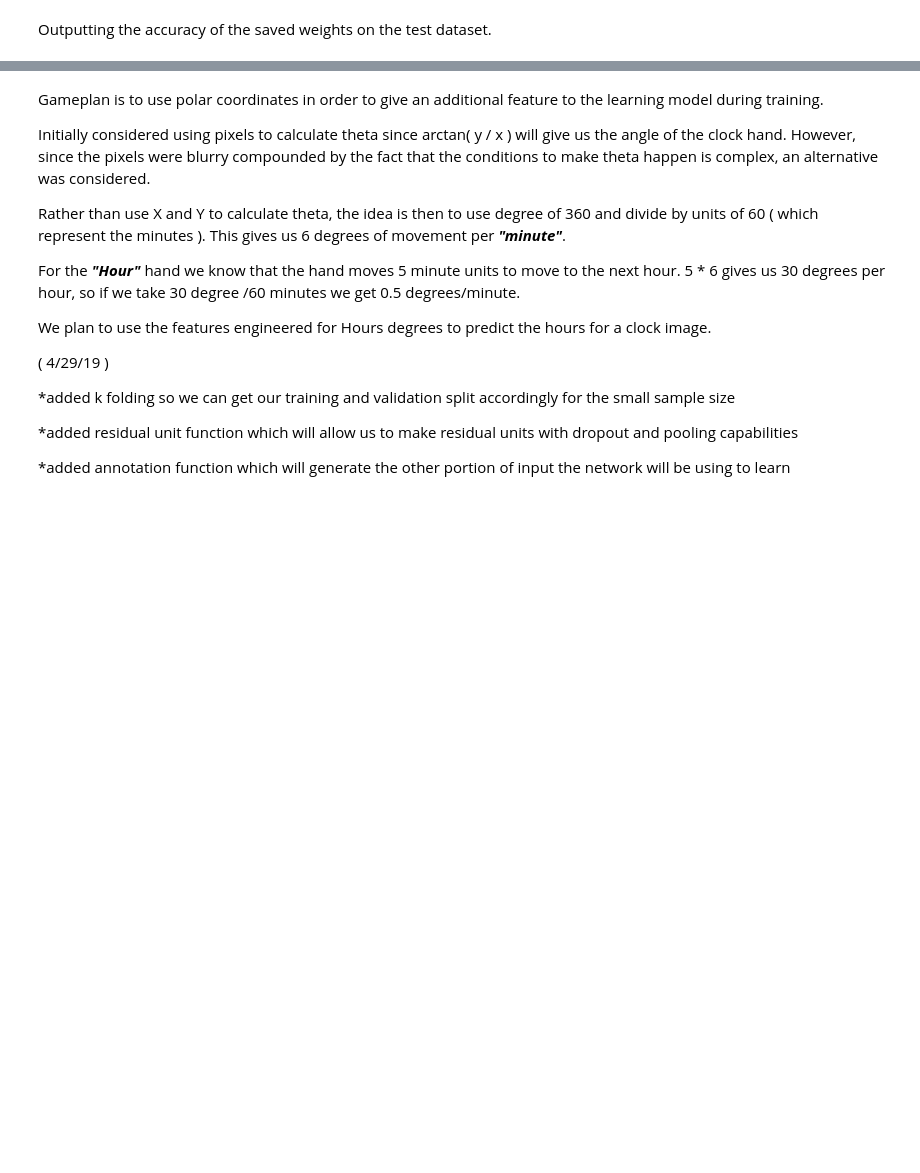
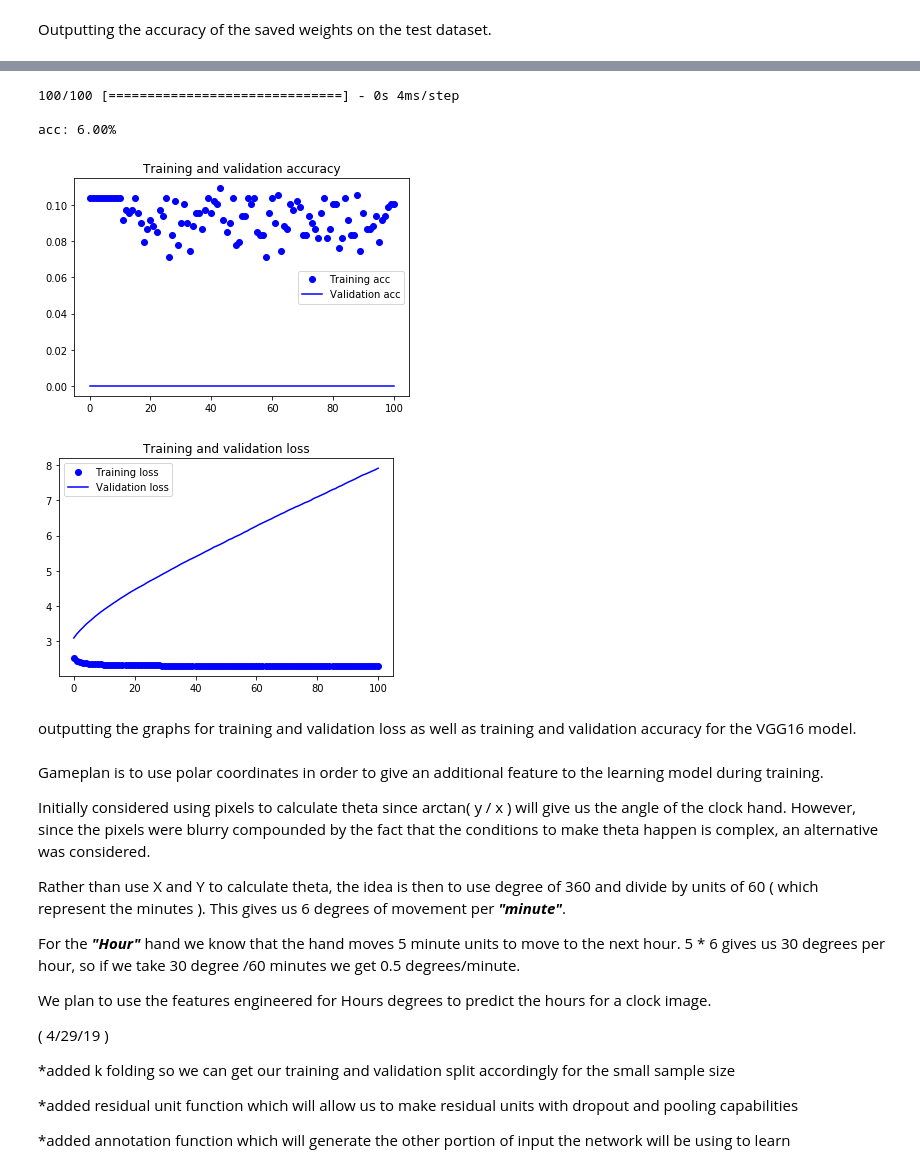
Before and after one commit to pkong0414/Deep-Learning-Projects, a Jupyter notebook: clockAI_with_dropout_v0.2.ipynb, the cells around one changed output, grey strips where cells are left out. Saved outputs shown, nothing was run; the diff lists cells and outputs as text; code cells hidden in the pictures; blank space fills up the shorter version.

```diff
--- a/clockAI_with_dropout_v0.2.ipynb
+++ b/clockAI_with_dropout_v0.2.ipynb
@@ -624,3 +706,36 @@ Outputting the accuracy of the saved weights on the test dataset.
+# %%
+score_VGG16 = []
+score_VGG16 = model.evaluate( test_dataset_shuffle, target_dataset_shuffle )
+print( "\n%s: %.2f%%" % ( model.metrics_names[1], score_VGG16[1]*100 ) )
+# %% [output]
+100/100 [==============================] - 0s 4ms/step
+
+acc: 6.00%
+# %%
+acc = history.history[ 'acc' ]
+val_acc = history.history[ 'val_acc' ]
+loss = history.history[ 'loss' ]
+val_loss = history.history[ 'val_loss' ]
+
+epochs = range( len( acc ) )
+plt.plot( epochs, acc, 'bo', label='Training acc' )
+plt.plot( epochs, val_acc, 'b', label='Validation acc' )
+plt.title( 'Training and validation accuracy' )
+plt.legend()
+
+plt.figure()
+
+plt.plot( epochs, loss, 'bo', label='Training loss' )
+plt.plot( epochs, val_loss, 'b', label='Validation loss' )
+plt.title( 'Training and validation loss' )
+plt.legend()
+
+plt.show()
+# %% [output]
+[figure, added]
+[figure, added]
+# %% [markdown]
+outputting the graphs for training and validation loss as well as training and validation accuracy for the VGG16 model.
 # %% [markdown]
 Gameplan is to use polar coordinates in order to give an additional feature to the learning model during training.
 
```
Also changed, not shown: parts of 8 cells of this notebook.
